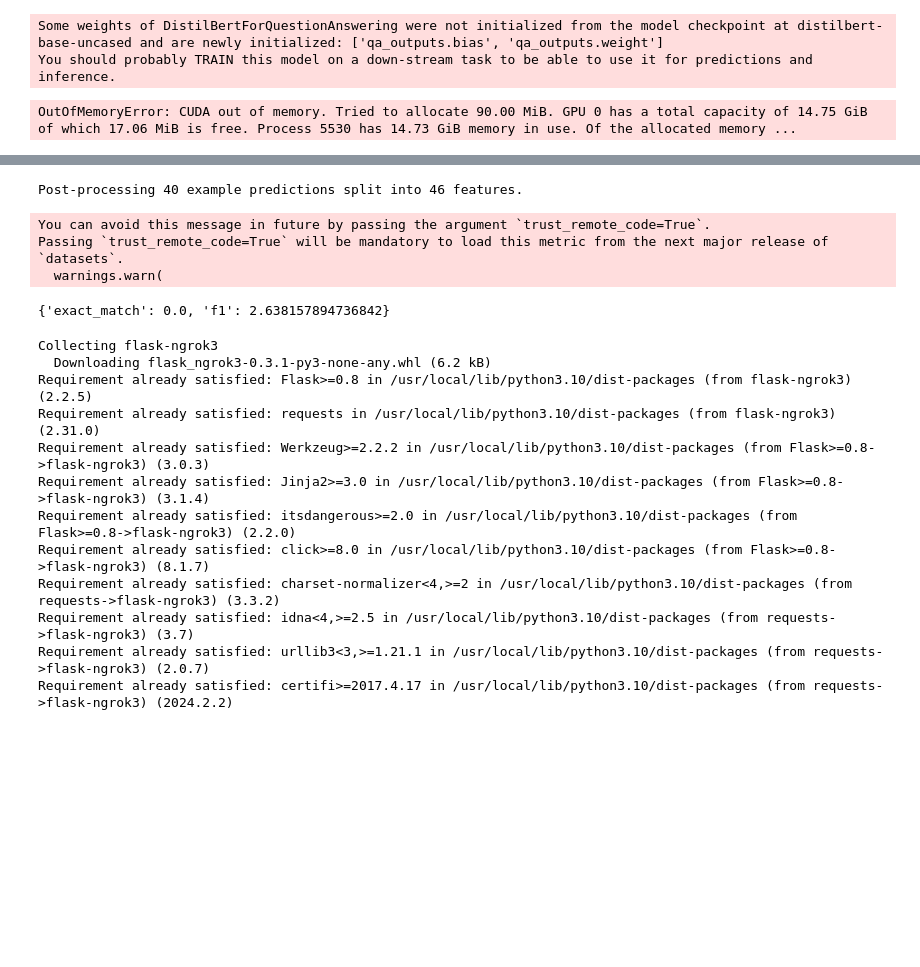
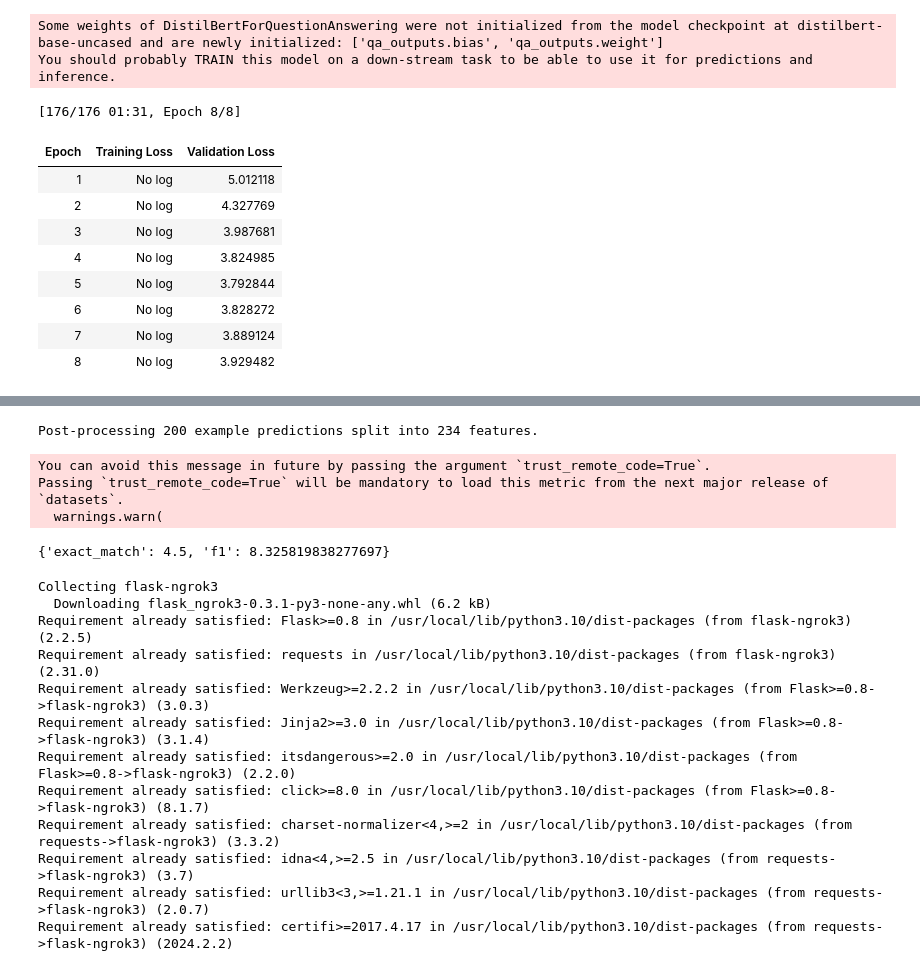
Before and after one commit to Shubhanker01/RepositoryNo1, a Jupyter notebook: questionAnswering.ipynb, the cells around one changed output, grey strips where cells are left out. Drawn from its saved outputs; the diff is of its cells as text; code cells hidden in the pictures; blank space fills up the shorter version.

```diff
--- a/questionAnswering.ipynb
+++ b/questionAnswering.ipynb
@@ -48,11 +48,11 @@ Requirement already satisfied: six>=1.5 in /usr/local/lib/python3.10/dist-packag
 model_checkpoint = 'distilbert-base-uncased'
 squad_v2 = False
 # specifying batch size
-batch_size = 32
+batch_size = 16
 # loading datasets
 from datasets import load_dataset,load_metric
 # taking 100 datasets
-datasets = load_dataset("squad_v2" if squad_v2 else "squad",split="train[:200]")
+datasets = load_dataset("squad_v2" if squad_v2 else "squad",split="train[:500]")
 # spliting testing and training dataset
 datasets = datasets.train_test_split(test_size=0.4)
 # %%
@@ -161,36 +161,45 @@ args = TrainingArguments(
     evaluation_strategy = "epoch",
     learning_rate=2e-5,
     per_device_train_batch_size=batch_size,
     per_device_eval_batch_size=batch_size,
     # no of training epochs
-    num_train_epochs=25,
+    num_train_epochs=8,
     weight_decay=0.01,
     push_to_hub=False
 )
 
 # data collector
 from transformers import default_data_collator
 data_collator = default_data_collator
 
 # passing our datasets to the trainer
 trainer = Trainer(
     model,
     args,
     train_dataset=tokenized_datasets["train"],
     eval_dataset=tokenized_datasets["test"],
     data_collator=data_collator,
     tokenizer=tokenizer,
 )
 
 # fine tuning our model with train method
 trainer.train()
 
 # saving our model
-trainer.save_model('my-model8')
+trainer.save_model('my-model18')
 # %% [output]
 Some weights of DistilBertForQuestionAnswering were not initialized from the model checkpoint at distilbert-base-uncased and are newly initialized: ['qa_outputs.bias', 'qa_outputs.weight']
 You should probably TRAIN this model on a down-stream task to be able to use it for predictions and inference.
-OutOfMemoryError: CUDA out of memory. Tried to allocate 90.00 MiB. GPU 0 has a total capacity of 14.75 GiB of which 17.06 MiB is free. Process 5530 has 14.73 GiB memory in use. Of the allocated memory ...
+[176/176 01:31, Epoch 8/8]
+| Epoch | Training Loss | Validation Loss |
+| 1 | No log | 5.012118 |
+| 2 | No log | 4.327769 |
+| 3 | No log | 3.987681 |
+| 4 | No log | 3.824985 |
+| 5 | No log | 3.792844 |
+| 6 | No log | 3.828272 |
+| 7 | No log | 3.889124 |
+| 8 | No log | 3.929482 |
 # %%
 # evaluation of our model
 import torch
@@ -424,11 +433,11 @@ formatted_predictions = [{"id": k, "prediction_text": v} for k, v in final_predi
 references = [{"id": ex["id"], "answers": ex["answers"]} for ex in datasets["test"]]
 metric.compute(predictions=formatted_predictions, references=references)
 # %% [output]
-Post-processing 40 example predictions split into 46 features.
+Post-processing 200 example predictions split into 234 features.
 You can avoid this message in future by passing the argument `trust_remote_code=True`.
 Passing `trust_remote_code=True` will be mandatory to load this metric from the next major release of `datasets`.
   warnings.warn(
-{'exact_match': 0.0, 'f1': 2.638157894736842}
+{'exact_match': 4.5, 'f1': 8.325819838277697}
 # %%
 !pip install flask-ngrok3
 !pip install pyngrok
```
Also changed, not shown: parts of 3 cells of this notebook.
